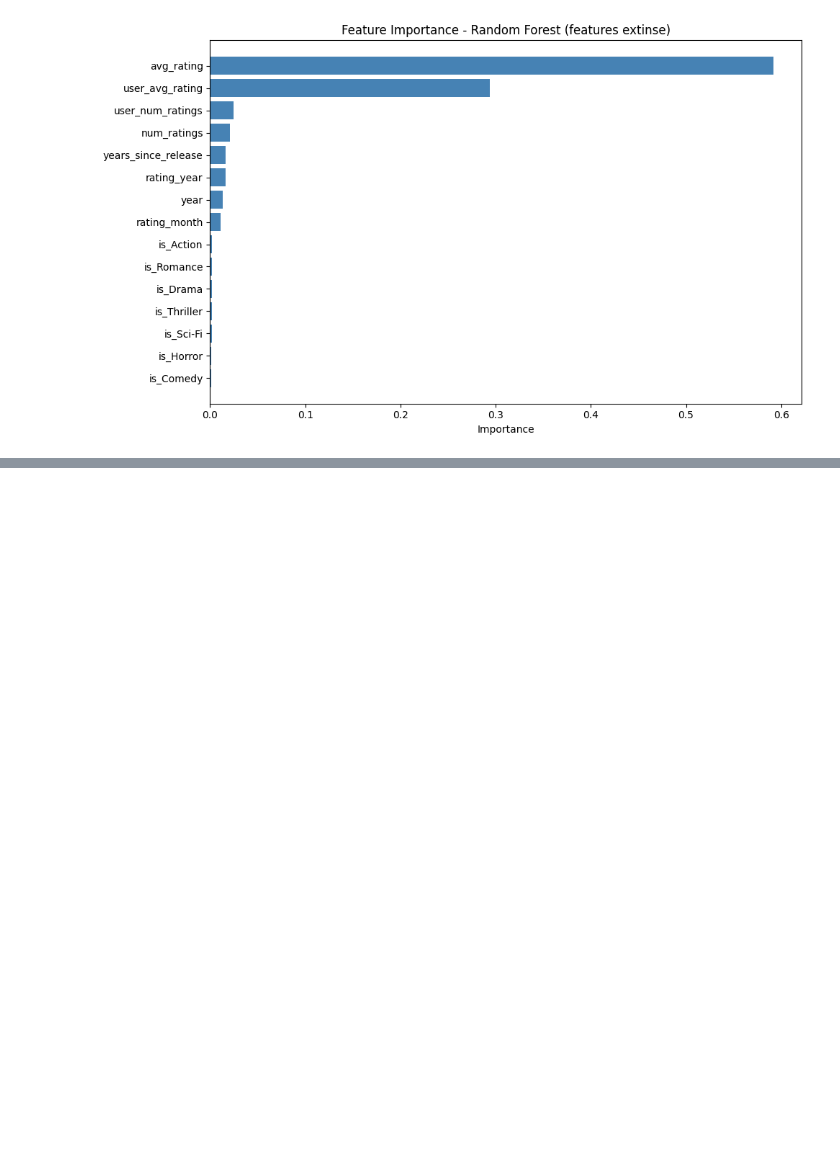
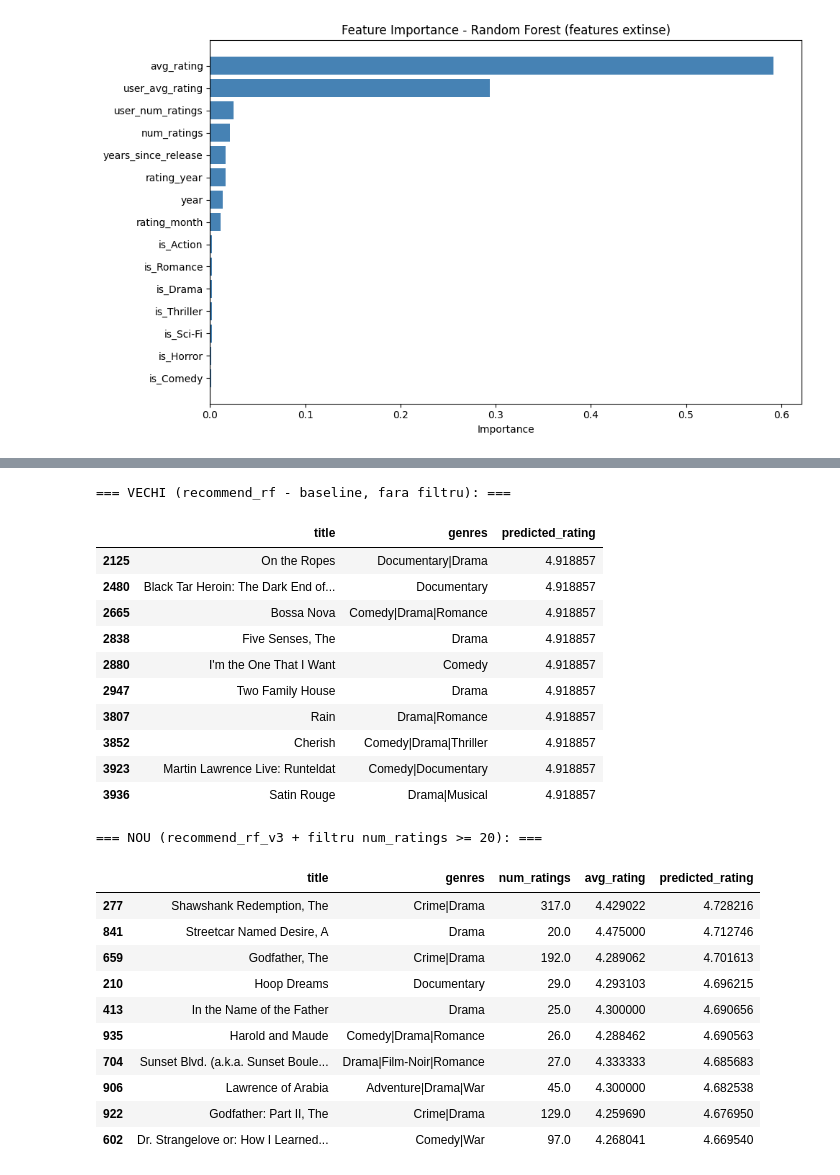
Before and after one commit to Alexandorel/ML-Product-Recommendation, a Jupyter notebook: src/python.ipynb, the cells around one changed output, grey strips where cells are left out. Saved outputs shown, nothing was run; the diff lists cells and outputs as text; code cells hidden in the pictures; blank space fills up the shorter version.

```diff
--- a/src/python.ipynb
+++ b/src/python.ipynb
@@ -1143,0 +1318,67 @@ Delta MAE:  +0.0028  (+0.48%)
+# %%
+def recommend_rf_v3(user_id=1, n=10, min_num_ratings=20):
+    """Recomanda top N filme folosind RF v3, filtrand filmele cu putine rating-uri."""
+    seen = set(ratings[ratings['userId'] == user_id]['movieId'])
+    candidates = movies[~movies['movieId'].isin(seen)].copy()
+    candidates = candidates[candidates['num_ratings'] >= min_num_ratings]
+    candidates = candidates.dropna(subset=['avg_rating', 'year'])
+
+    user_info = user_stats[user_stats['userId'] == user_id].iloc[0]
+    user_affinity = user_genre_affinity.loc[user_id] if user_id in user_genre_affinity.index else None
+
+    # Construiesc X cu toate features V3
+    X = pd.DataFrame({
+        'avg_rating': candidates['avg_rating'].values,
+        'num_ratings': candidates['num_ratings'].values,
+        'user_avg_rating': user_info['user_avg_rating'],
+        'user_num_ratings': user_info['user_num_ratings'],
+        'year': candidates['year'].values,
+        'rating_year': 2018,  # valoare default pentru recomandare
+        'rating_month': 7,
+        'years_since_release': 2018 - candidates['year'].values,
+    })
+    for g in top_genres:
+        X[f'is_{g}'] = candidates['genres'].str.contains(g).astype(int).values
+    for g in top_genres:
+        col = f'affinity_{g}'
+        X[col] = user_affinity[col] if user_affinity is not None else user_info['user_avg_rating']
+
+    X = X[features_v3]  # aliniez ordinea coloanelor cu training-ul
+
+    candidates['predicted_rating'] = rf_v3.predict(X)
+
+    return candidates.nlargest(n, 'predicted_rating')[
+        ['title', 'genres', 'num_ratings', 'avg_rating', 'predicted_rating']
+    ]
+
+# Test: compara cu versiunea veche
+print("=== VECHI (recommend_rf - baseline, fara filtru): ===")
+display(recommend_rf(user_id=1, n=10))
+
+print("\n=== NOU (recommend_rf_v3 + filtru num_ratings >= 20): ===")
+display(recommend_rf_v3(user_id=1, n=10, min_num_ratings=20))
+# %% [output]
+=== VECHI (recommend_rf - baseline, fara filtru): ===
+|  | title | genres | predicted_rating |
+| 2125 | On the Ropes | Documentary|Drama | 4.918857 |
+| 2480 | Black Tar Heroin: The Dark End of... | Documentary | 4.918857 |
+| 2665 | Bossa Nova | Comedy|Drama|Romance | 4.918857 |
+| 2838 | Five Senses, The | Drama | 4.918857 |
+| 2880 | I'm the One That I Want | Comedy | 4.918857 |
+| 2947 | Two Family House | Drama | 4.918857 |
+| 3807 | Rain | Drama|Romance | 4.918857 |
+| 3852 | Cherish | Comedy|Drama|Thriller | 4.918857 |
+| 3923 | Martin Lawrence Live: Runteldat | Comedy|Documentary | 4.918857 |
+| 3936 | Satin Rouge | Drama|Musical | 4.918857 |
+=== NOU (recommend_rf_v3 + filtru num_ratings >= 20): ===
+|  | title | genres | num_ratings | avg_rating | predicted_rating |
+| 277 | Shawshank Redemption, The | Crime|Drama | 317.0 | 4.429022 | 4.728216 |
+| 841 | Streetcar Named Desire, A | Drama | 20.0 | 4.475000 | 4.712746 |
+| 659 | Godfather, The | Crime|Drama | 192.0 | 4.289062 | 4.701613 |
+| 210 | Hoop Dreams | Documentary | 29.0 | 4.293103 | 4.696215 |
+| 413 | In the Name of the Father | Drama | 25.0 | 4.300000 | 4.690656 |
+| 935 | Harold and Maude | Comedy|Drama|Romance | 26.0 | 4.288462 | 4.690563 |
+| 704 | Sunset Blvd. (a.k.a. Sunset Boule... | Drama|Film-Noir|Romance | 27.0 | 4.333333 | 4.685683 |
+| 906 | Lawrence of Arabia | Adventure|Drama|War | 45.0 | 4.300000 | 4.682538 |
+| 922 | Godfather: Part II, The | Crime|Drama | 129.0 | 4.259690 | 4.676950 |
+| 602 | Dr. Strangelove or: How I Learned... | Comedy|War | 97.0 | 4.268041 | 4.669540 |
```
Also changed, not shown: parts of 6 cells of this notebook.
